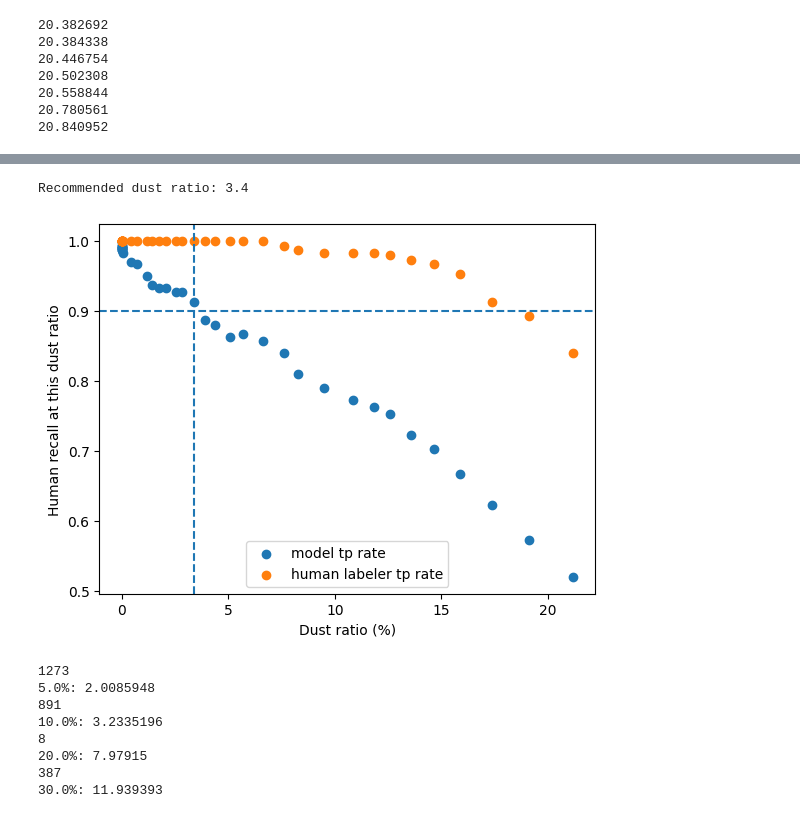
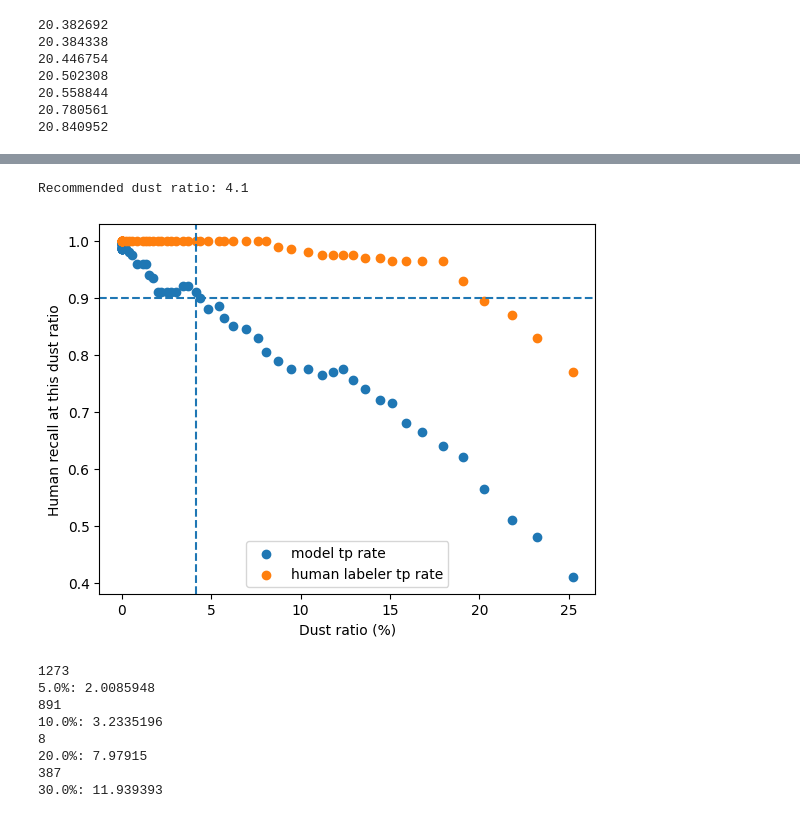
Before and after one commit to Alex17Li/scripts, a Jupyter notebook: dust/check_dust_levels.ipynb, the cells around one changed output, grey strips where cells are left out. Saved outputs shown, nothing was run; the diff lists cells and outputs as text; code cells hidden in the pictures.

```diff
--- a/dust/check_dust_levels.ipynb
+++ b/dust/check_dust_levels.ipynb
@@ -113,38 +133,40 @@ import scipy
 # %%
 # Alex method
 # TP + FN = len(df)
 df = df.sort_values('pred_dust_ratio')
-interval_size = 300
-interval_step = 30
+interval_size = 200
+interval_step = 20
 max_valid_ratio = 0
 dust_ratio = []
 tp_rate = []
 human_tp_rate = []
 for i in range(0, len(df) - interval_size, interval_step):
     interval = df.iloc[i:i+interval_size]
     TP = interval['predicted_stop'].sum()
-    FN = len(interval) - TP # works because all images in dataset are positive
+    LABEL_P = interval['label_stop'].sum()
+    FN = LABEL_P - TP
     r = interval.iloc[interval_size  // 2]['pred_dust_ratio']
     dust_ratio.append(r)
     tp_rate.append(TP / interval_size)
     human_tp_rate.append(interval['label_stop'].sum() / interval_size)
-    # how confident are we that it will work on 80% of humans or more at this dust level?
-    confidence = scipy.stats.binomtest(TP, interval_size, .9, 'less').pvalue
-    if confidence > .8:
+    # how confident are we that it will work on 90% of humans or more at this dust level?
+    confidence = scipy.stats.binomtest(TP, LABEL_P, .9, 'less').pvalue
+    # if confidence > .9:
+    #     max_valid_ratio = r
+    # Just check directly
+    if TP / LABEL_P > .9:
         max_valid_ratio = r
-    # Just check directly
-    # if TP / len(interval) > .8:
-    #     max_valid_ratio = r
+%matplotlib inline
 plt.scatter(dust_ratio, tp_rate, label='model tp rate')
 plt.scatter(dust_ratio, human_tp_rate, label='human labeler tp rate')
 plt.axhline(.9,  linestyle='--')
 plt.axvline(max_valid_ratio, linestyle='--')
 plt.xlabel("Dust ratio (%)")
 plt.ylabel("Human recall at this dust ratio")
 plt.legend()
 print(f"Recommended dust ratio: {max_valid_ratio:.1f}")
 # %% [output]
-Recommended dust ratio: 3.4
+Recommended dust ratio: 4.1
-[figure, old version]
+[figure, new version]
 # %%
 # Carmine method
```
Also changed, not shown: parts of 8 cells of this notebook, 3 other files.
